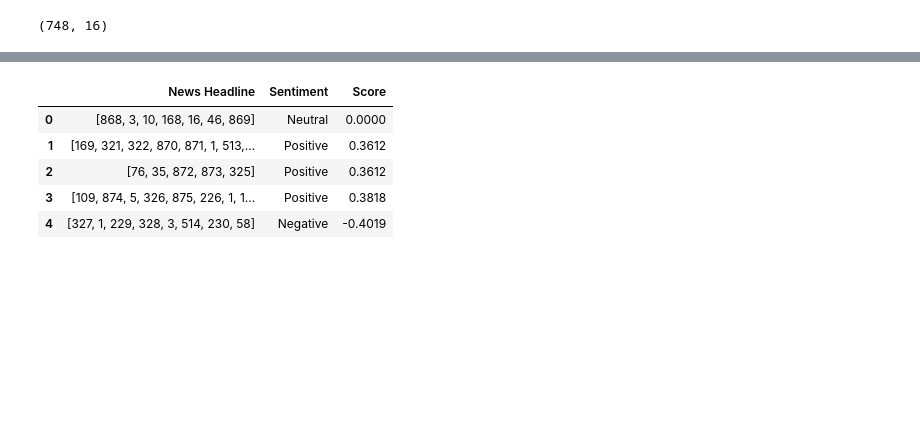
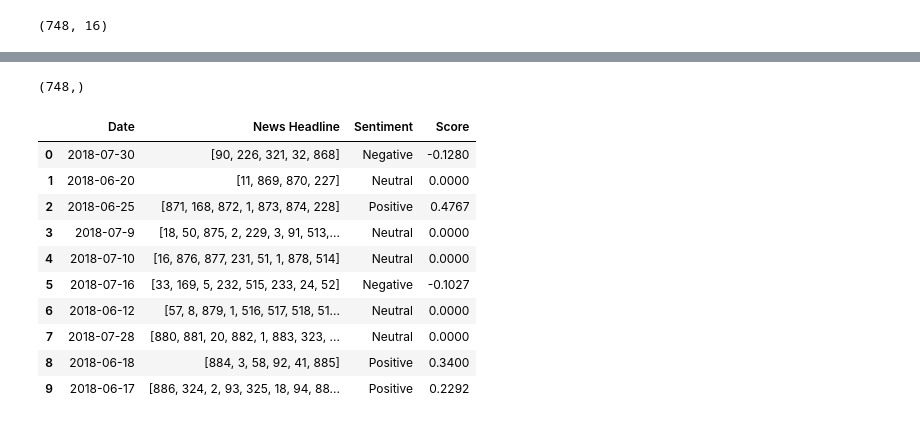
Before and after one commit to kiran-bhandari16/LSTM-Stock-Price-Prediciton, a Jupyter notebook: Sentiment_Analysis_with_LSTM.ipynb, the cells around one changed output, grey strips where cells are left out. Saved outputs shown, nothing was run; the diff lists cells and outputs as text; code cells hidden in the pictures; blank space fills up the shorter version.

```diff
--- a/Sentiment_Analysis_with_LSTM.ipynb
+++ b/Sentiment_Analysis_with_LSTM.ipynb
@@ -22,5 +22,5 @@ Saving economicalSentiment.csv to economicalSentiment.csv
 # %%
-df=pd.read_csv('economicalSentiment.csv')
+df=pd.read_csv('economicalSentiments.csv')
 # %%
 df.head()
 # %% [output]
@@ -30,6 +30,3 @@ df.head()
 | 2 | 2018-06-1 | VAT on brokerage service charge s... | Neutral | 0.0000 |
 | 3 | 2018-06-1 | U.S. allies hit back at Washingto... | Neutral | 0.0000 |
 | 4 | 2018-06-1 | Minister of State Baskota calls f... | Neutral | 0.0000 |
-# %%
-df.drop('Date',axis=1, inplace=True)
-df.head()
@@ -69,2 +46,0 @@ df.to_csv("updated-economicalSentiment.csv", index=False)
-# %%
-df=pd.read_csv("updated-economicalSentiment.csv")
@@ -279,9 +252,18 @@ df['News Headline']=tokenizer.texts_to_sequences(df["News Headline"].values)
+# %%
+df["News Headline"].shape
+# %% [output]
+(748,)
 # %%
-df.head()
+df.head(10)
 # %% [output]
-|  | News Headline | Sentiment | Score |
-| 0 | [868, 3, 10, 168, 16, 46, 869] | Neutral | 0.0000 |
-| 1 | [169, 321, 322, 870, 871, 1, 513,... | Positive | 0.3612 |
-| 2 | [76, 35, 872, 873, 325] | Positive | 0.3612 |
-| 3 | [109, 874, 5, 326, 875, 226, 1, 1... | Positive | 0.3818 |
-| 4 | [327, 1, 229, 328, 3, 514, 230, 58] | Negative | -0.4019 |
+|  | Date | News Headline | Sentiment | Score |
+| 0 | 2018-07-30 | [90, 226, 321, 32, 868] | Negative | -0.1280 |
+| 1 | 2018-06-20 | [11, 869, 870, 227] | Neutral | 0.0000 |
+| 2 | 2018-06-25 | [871, 168, 872, 1, 873, 874, 228] | Positive | 0.4767 |
+| 3 | 2018-07-9 | [18, 50, 875, 2, 229, 3, 91, 513,... | Neutral | 0.0000 |
+| 4 | 2018-07-10 | [16, 876, 877, 231, 51, 1, 878, 514] | Neutral | 0.0000 |
+| 5 | 2018-07-16 | [33, 169, 5, 232, 515, 233, 24, 52] | Negative | -0.1027 |
+| 6 | 2018-06-12 | [57, 8, 879, 1, 516, 517, 518, 51... | Neutral | 0.0000 |
+| 7 | 2018-07-28 | [880, 881, 20, 882, 1, 883, 323, ... | Neutral | 0.0000 |
+| 8 | 2018-06-18 | [884, 3, 58, 92, 41, 885] | Positive | 0.3400 |
+| 9 | 2018-06-17 | [886, 324, 2, 93, 325, 18, 94, 88... | Positive | 0.2292 |
```
Also changed, not shown: parts of 29 cells of this notebook.
